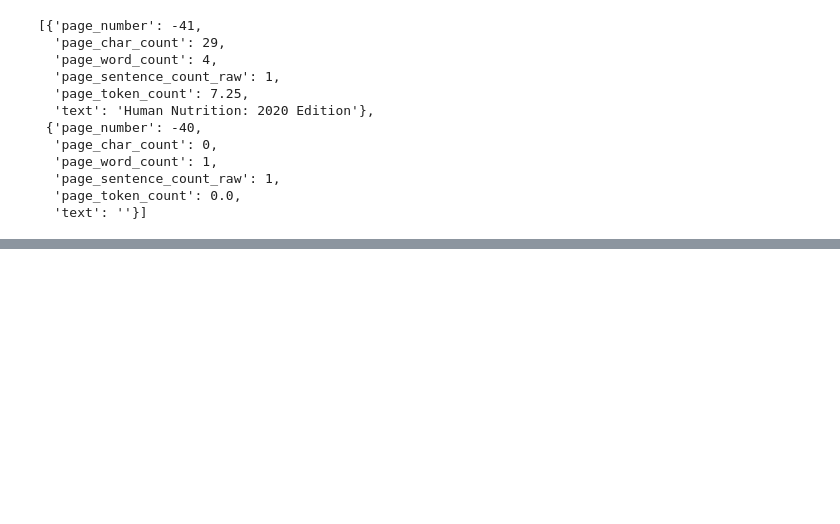
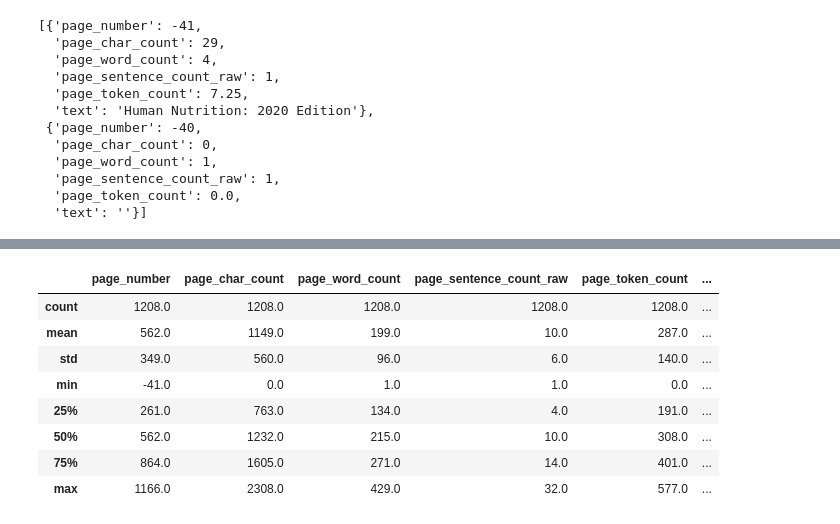
Before and after one commit to DMGamage/RAG_Application, a Jupyter notebook: Rag.ipynb, the cells around one changed output, grey strips where cells are left out. Saved outputs shown, nothing was run; the diff lists cells and outputs as text; code cells hidden in the pictures; blank space fills up the shorter version.

```diff
--- a/Rag.ipynb
+++ b/Rag.ipynb
@@ -139,0 +207,13 @@ pages_and_texts[:2]
+# %%
+df = pd.DataFrame(pages_and_texts)
+df.describe().round()
+# %% [output]
+|  | page_number | page_char_count | page_word_count | page_sentence_count_raw | page_token_count | ... |
+| count | 1208.0 | 1208.0 | 1208.0 | 1208.0 | 1208.0 | ... |
+| mean | 562.0 | 1149.0 | 199.0 | 10.0 | 287.0 | ... |
+| std | 349.0 | 560.0 | 96.0 | 6.0 | 140.0 | ... |
+| min | -41.0 | 0.0 | 1.0 | 1.0 | 0.0 | ... |
+| 25% | 261.0 | 763.0 | 134.0 | 4.0 | 191.0 | ... |
+| 50% | 562.0 | 1232.0 | 215.0 | 10.0 | 308.0 | ... |
+| 75% | 864.0 | 1605.0 | 271.0 | 14.0 | 401.0 | ... |
+| max | 1166.0 | 2308.0 | 429.0 | 32.0 | 577.0 | ... |
```
Also changed, not shown: parts of 9 cells of this notebook.
